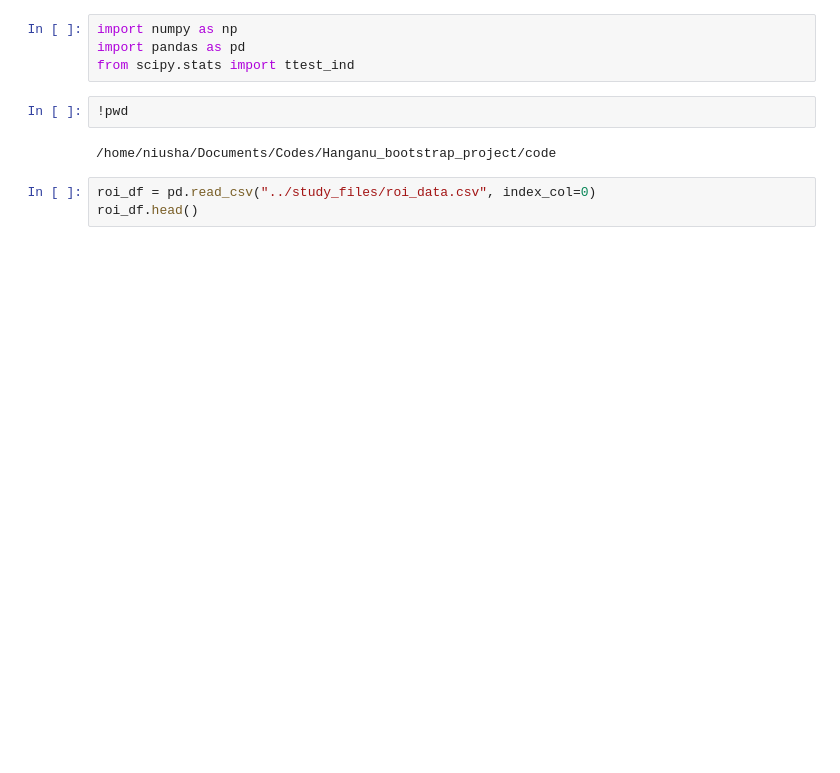
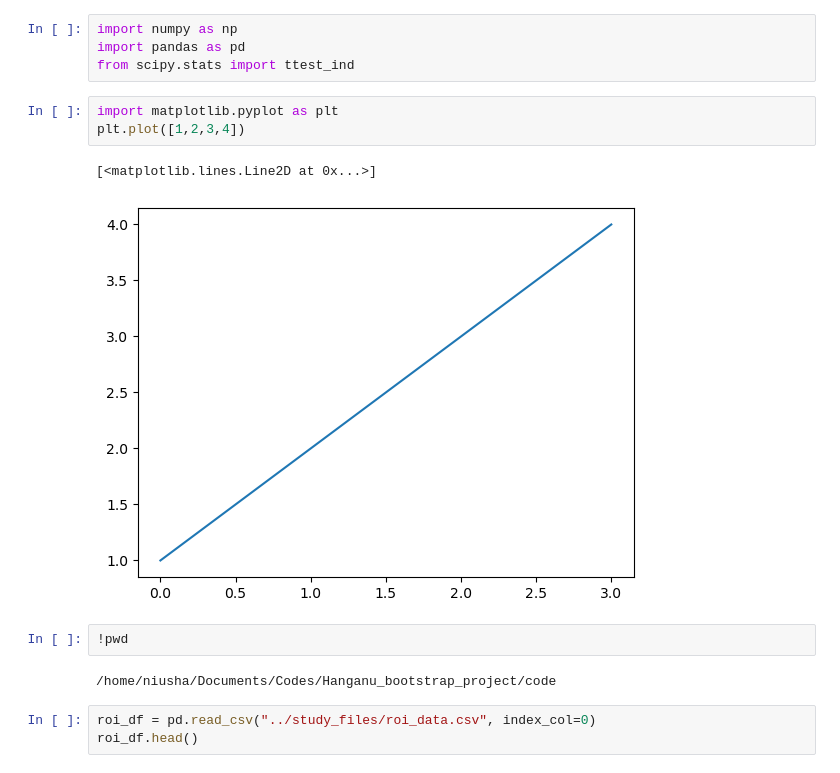
Before and after one commit to mirhnius/pvalue-metric-b, a Jupyter notebook: analysis/test.ipynb, the cells around one changed output. Cells and saved outputs as stored; diff of their text form; blank space fills up the shorter version.

```diff
--- a/analysis/test.ipynb
+++ b/analysis/test.ipynb
@@ -2,6 +2,12 @@
 import numpy as np
 import pandas as pd
 from scipy.stats import ttest_ind
+# %%
+import matplotlib.pyplot as plt
+plt.plot([1,2,3,4])
+# %% [output]
+[<matplotlib.lines.Line2D at 0x...>]
+[figure, added]
 # %%
 !pwd
 # %% [output]
```
Also changed, not shown: 3 other files.
